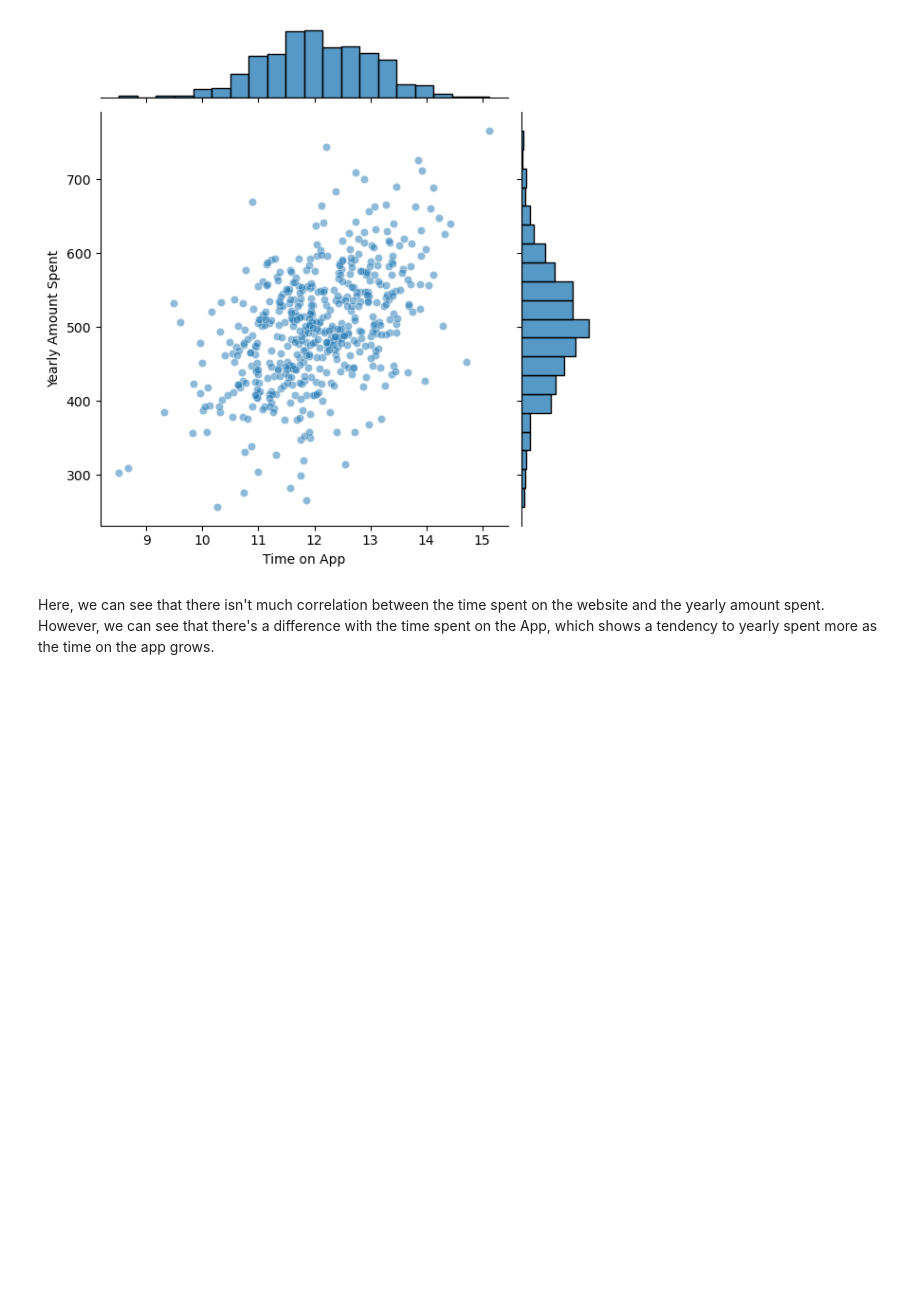
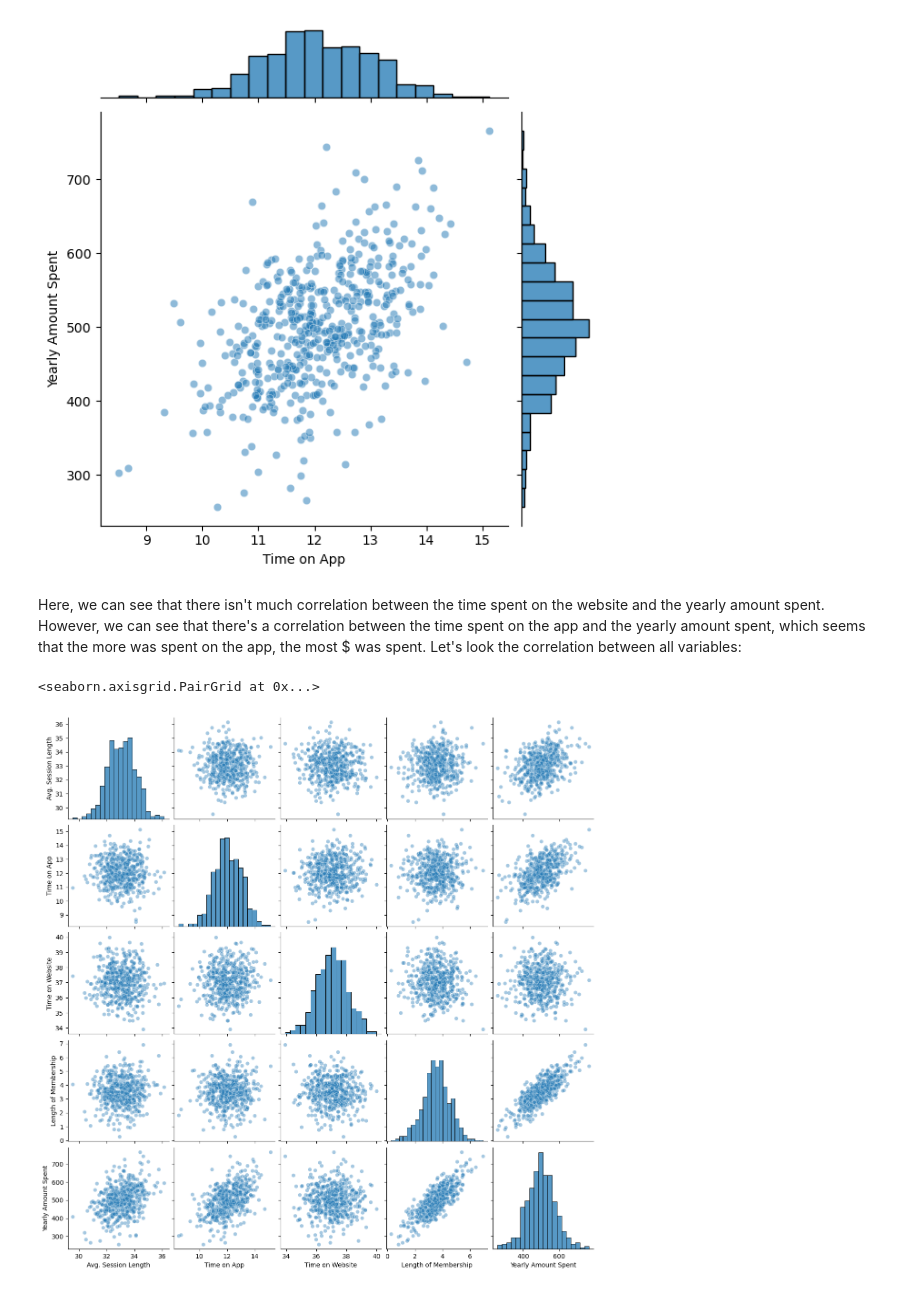
Before and after one commit to juanbratti/LinearRegression_Ecommerce, a Jupyter notebook: notebooks/data_analysis.ipynb, the cells around one changed output. Cells and saved outputs as stored; diff of their text form; code cells hidden in the pictures; blank space fills up the shorter version.

```diff
--- a/notebooks/data_analysis.ipynb
+++ b/notebooks/data_analysis.ipynb
@@ -89,4 +89,10 @@ sns.jointplot(x='Time on App', y='Yearly Amount Spent', data=df, alpha=0.5)
 [figure]
 [figure]
 # %% [markdown]
-Here, we can see that there isn't much correlation between the time spent on the website and the yearly amount spent. However, we can see that there's a difference with the time spent on the App, which shows a tendency to yearly spent more as the time on the app grows.
+Here, we can see that there isn't much correlation between the time spent on the website and the yearly amount spent. However, we can see that there's a correlation between the time spent on the app and the yearly amount spent, which seems that the more was spent on the app, the most $ was spent.
+Let's look the correlation between all variables:
+# %%
+sns.pairplot(df,kind='scatter',plot_kws={'alpha':0.4})
+# %% [output]
+<seaborn.axisgrid.PairGrid at 0x...>
+[figure, added]
```
Also changed, not shown: parts of 25 cells of this notebook, 2 other files.
